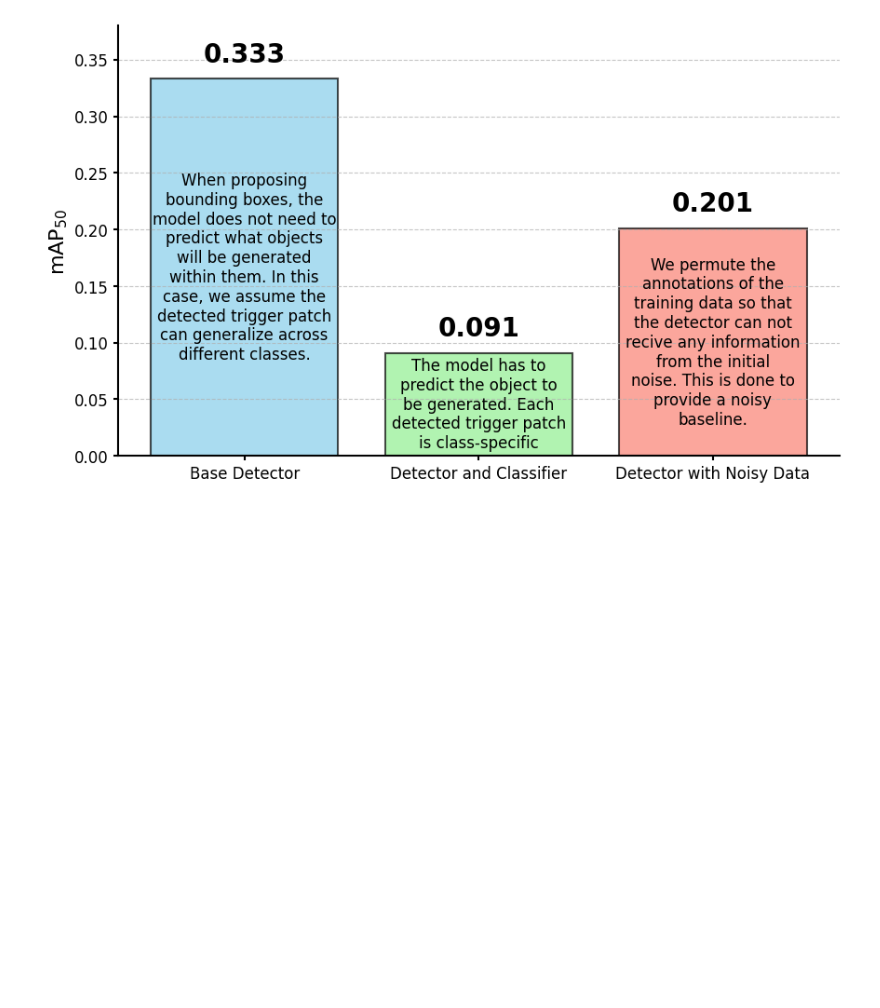
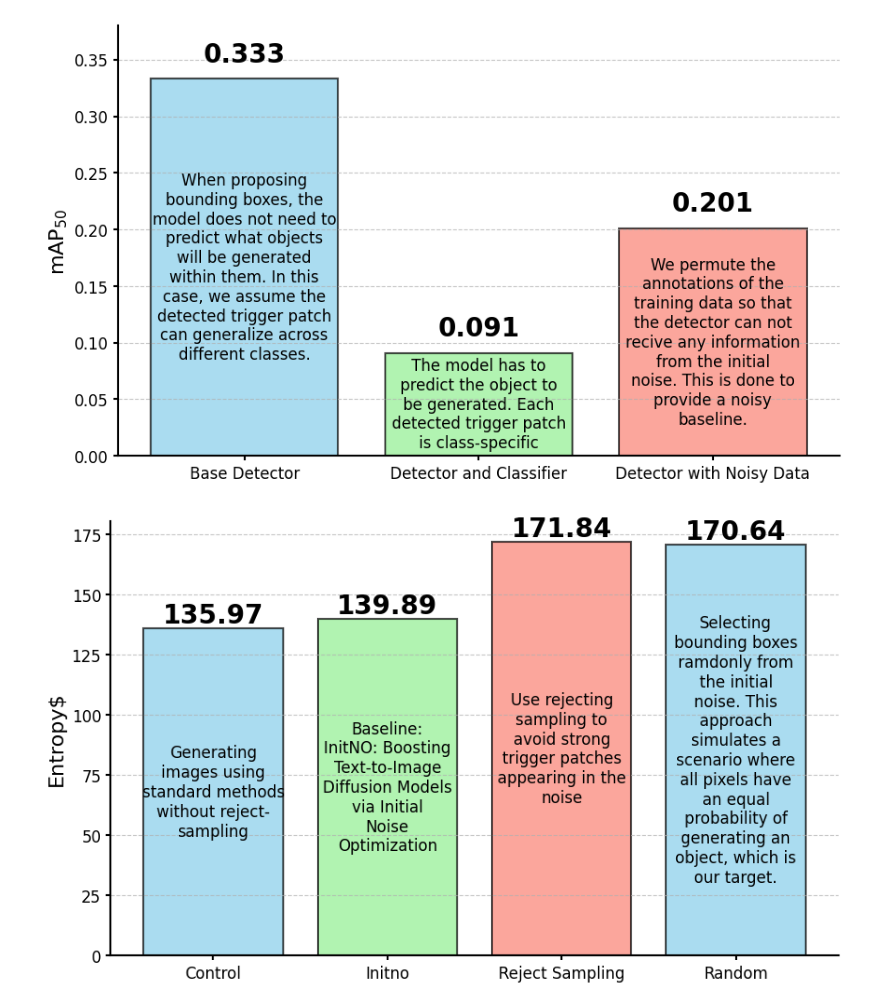
Before and after one commit to banyuanhao/Noises, a Jupyter notebook: barchart.ipynb, the cells around one changed output. Drawn from its saved outputs; the diff is of its cells as text; code cells hidden in the pictures; blank space fills up the shorter version.

```diff
--- a/barchart.ipynb
+++ b/barchart.ipynb
@@ -56,3 +56,62 @@ plt.savefig(file_path, bbox_inches='tight', dpi=300)
 plt.show()
 # %% [output]
 [figure]
+# %%
+import matplotlib.pyplot as plt
+import textwrap
+# Data
+values = [135.97, 139.89, 171.84, 170.64]
+labels = [
+    "Control",
+    "Initno",
+    "Reject Sampling",
+    "Random"
+]
+short_labels = [
+    "Generating images using standard methods without reject-sampling",
+    "Baseline: InitNO: Boosting Text-to-Image Diffusion Models via Initial Noise Optimization",
+    "Use rejecting sampling to avoid strong trigger patches appearing in the noise",
+    "Selecting bounding boxes ramdonly from the initial noise. This approach simulates a scenario where all pixels have an equal probability of generating an object, which is our target."
+]
+# Function to wrap text
+# Function to dynamically wrap text based on string length without splitting words
+def wrap_labels(labels, width):
+    wrapped_labels = []
+    for label in labels:
+        wrapped_labels.append('\n'.join(textwrap.wrap(label, width=width, break_long_words=False)))
+    return wrapped_labels
+
+# Determine the wrapping width dynamically based on the label length
+wrapped_labels = wrap_labels(short_labels, width=16)
+short_labels = wrapped_labels
+colors = ['skyblue', 'lightgreen', 'salmon']
+
+# Plotting the bar chart
+fig, ax = plt.subplots(figsize=(10, 6))
+
+bars = ax.bar(labels, values, color=colors, alpha=0.7, edgecolor='black', linewidth=1.5)
+ax.set_ylabel('Entropy$',fontdict={'fontsize': 16})
+ax.grid(True, axis='y', linestyle='--', alpha=0.7)
+
+# Adding the data labels on top of the bars and text inside the bars
+for bar, label in zip(bars, short_labels):
+    yval = bar.get_height()
+    ax.text(bar.get_x() + bar.get_width()/2, yval + 0.01, round(yval, 3), ha='center', va='bottom', fontsize=20, fontweight='bold')
+    ax.text(bar.get_x() + bar.get_width()/2, yval / 2, label, ha='center', va='center', fontsize=12, color='black', wrap=True)
+
+# Additional styling
+ax.spines['top'].set_visible(False)
+ax.spines['right'].set_visible(False)
+ax.spines['left'].set_linewidth(1.5)
+ax.spines['bottom'].set_linewidth(1.5)
+ax.yaxis.set_tick_params(width=1.5)
+ax.xaxis.set_tick_params(width=1.5)
+plt.xticks(fontsize=12)
+plt.yticks(fontsize=12)
+
+# Save the figure
+file_path = "bar_chart_app_div.png"
+plt.savefig(file_path, bbox_inches='tight', dpi=300)
+plt.show()
+# %% [output]
+[figure, added]
```
Also changed, not shown: 2 other files.
